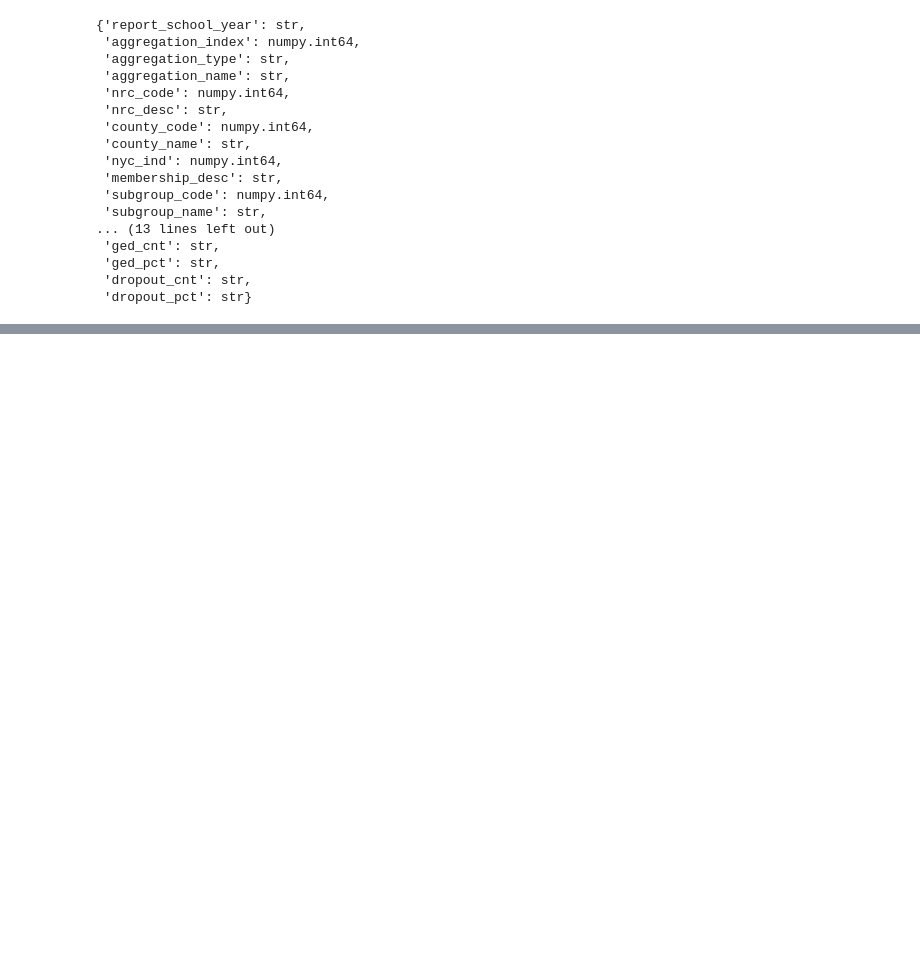
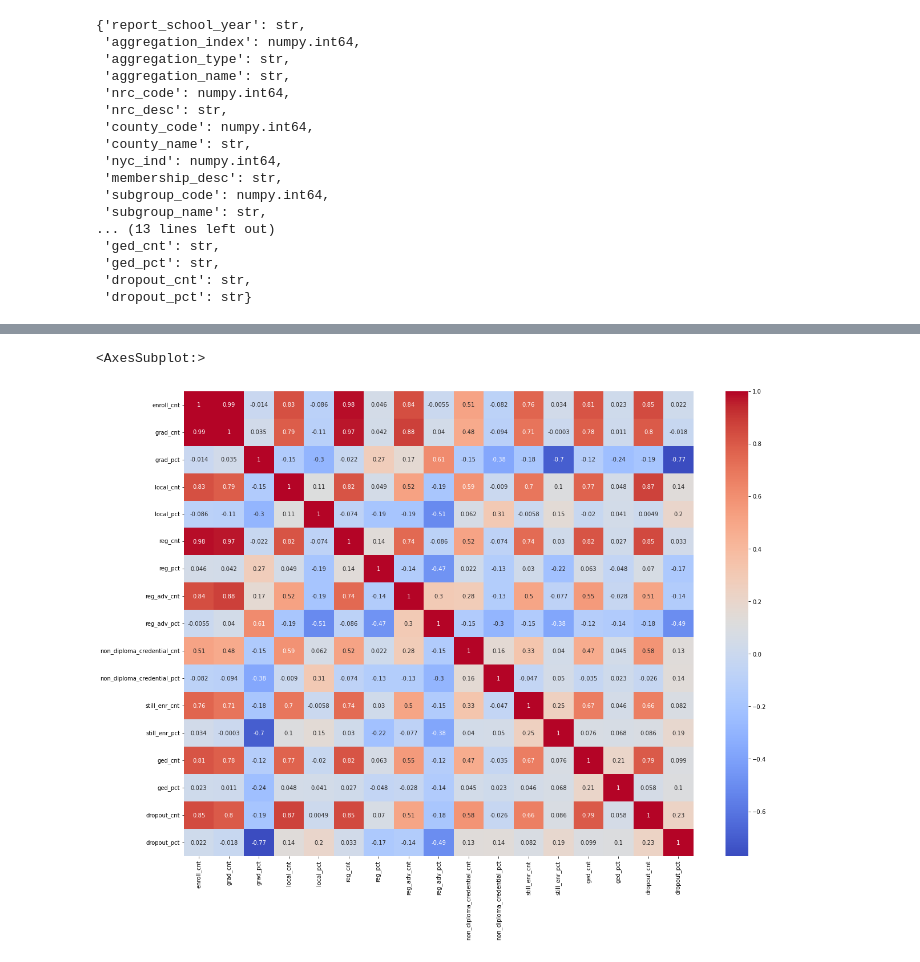
Before and after one commit to askidelsky/DAV-6150, a Jupyter notebook: Homework/Project 1/A_Skidelsky_Project1_.ipynb, the cells around one changed output, grey strips where cells are left out. Saved outputs shown, nothing was run; the diff lists cells and outputs as text; code cells hidden in the pictures; blank space fills up the shorter version.

```diff
--- a/Homework/Project 1/A_Skidelsky_Project1_.ipynb
+++ b/Homework/Project 1/A_Skidelsky_Project1_.ipynb
@@ -151,0 +243,6 @@ See the caveats in the documentation: https://pandas.pydata.org/pandas-docs/stab
+# %%
+plt.figure(figsize=(20, 15))
+sns.heatmap(df_numeric.corr(), annot=True, cmap='coolwarm')
+# %% [output]
+<AxesSubplot:>
+[figure, added]
```
Also changed, not shown: parts of 88 cells of this notebook, 1 other file.
